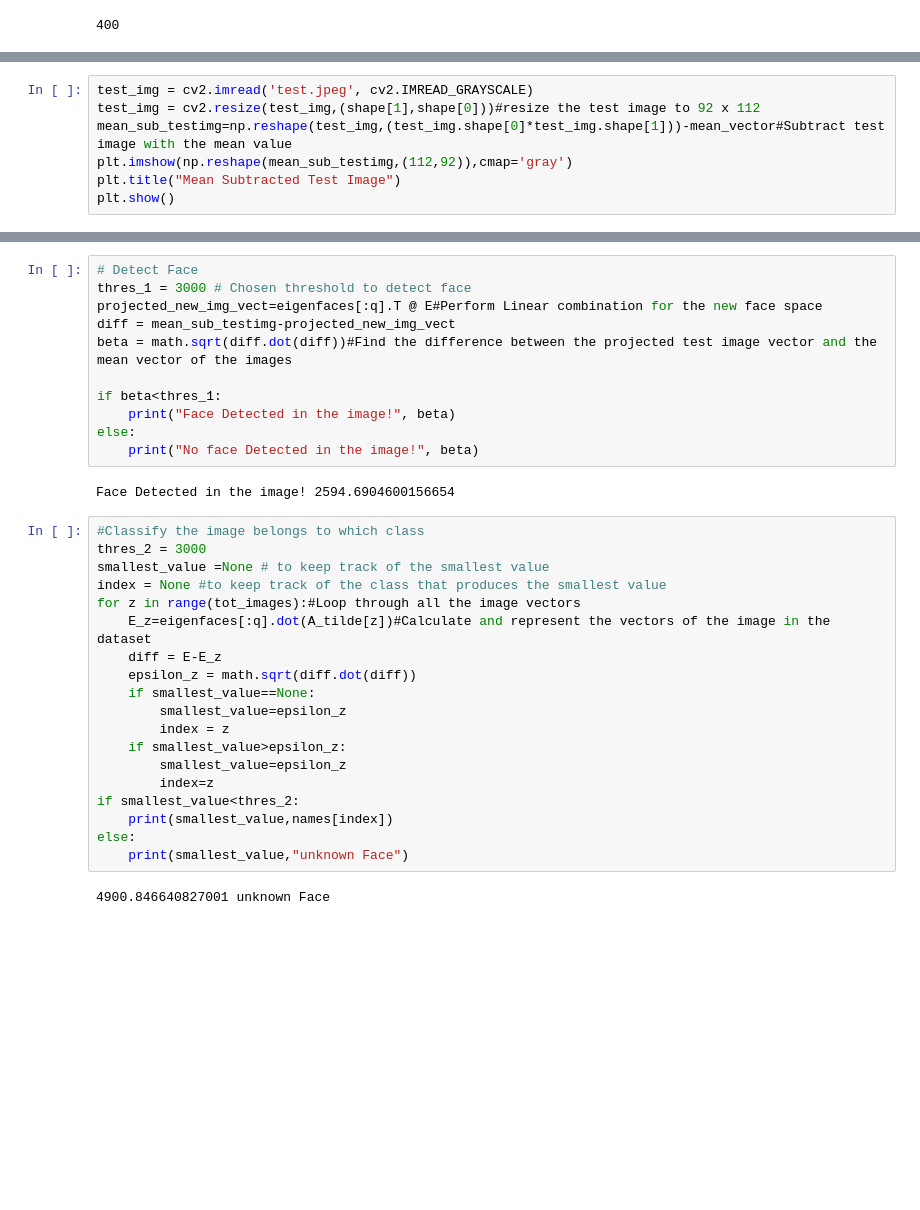
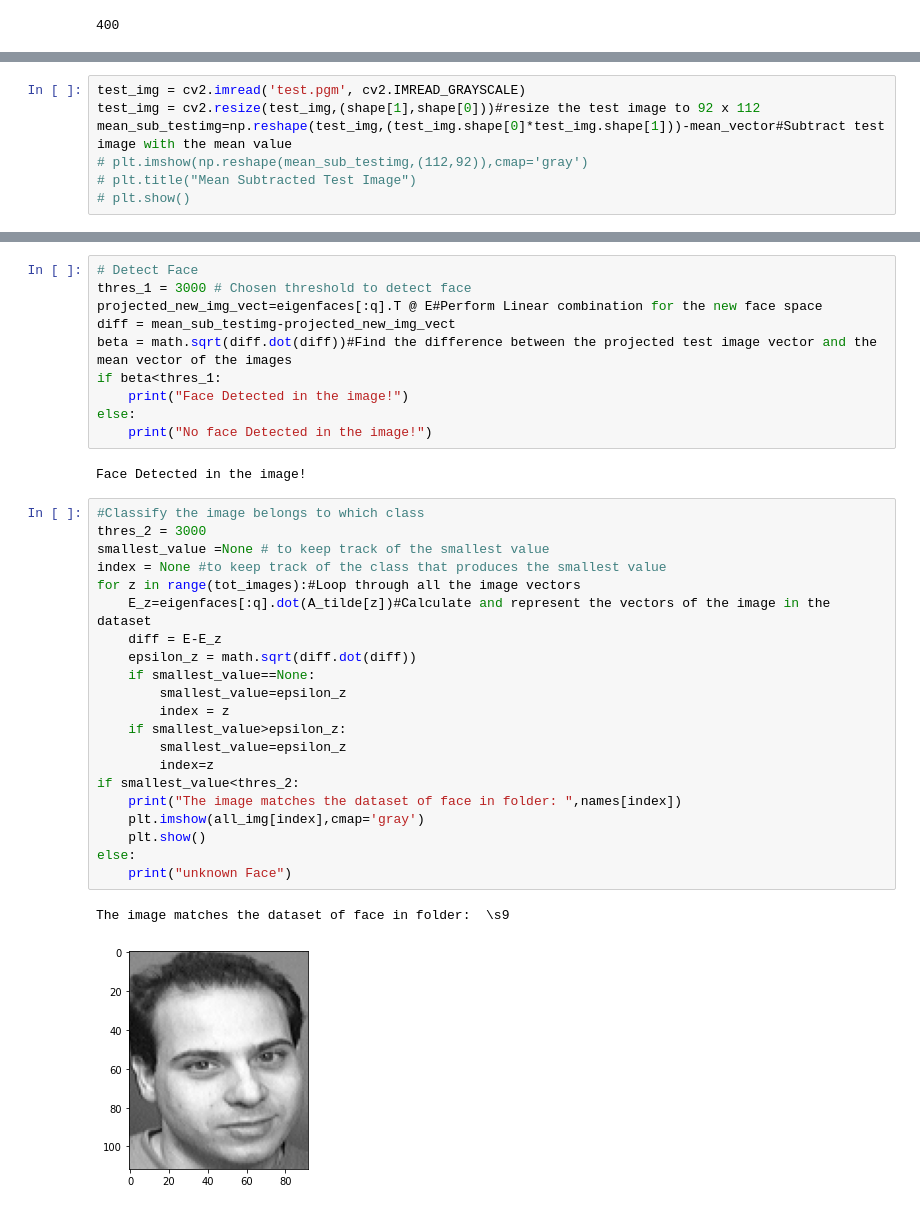
Before and after one commit to remonalbear/Computer-Vision, a Jupyter notebook: Task5/Face_recognition/Face-Recognition-EigenFace-Scratch.ipynb, the cells around one changed output, grey strips where cells are left out. Cells and saved outputs as stored; diff of their text form; blank space fills up the shorter version.

```diff
--- a/Task5/Face_recognition/Face-Recognition-EigenFace-Scratch.ipynb
+++ b/Task5/Face_recognition/Face-Recognition-EigenFace-Scratch.ipynb
@@ -88,7 +64,7 @@ plot_image(eigenfaces,eigenface_labels,112,92,2,10)#Display image using eigenvec
 # %%
-test_img = cv2.imread('test.jpeg', cv2.IMREAD_GRAYSCALE)
+test_img = cv2.imread('test.pgm', cv2.IMREAD_GRAYSCALE)
 test_img = cv2.resize(test_img,(shape[1],shape[0]))#resize the test image to 92 x 112
 mean_sub_testimg=np.reshape(test_img,(test_img.shape[0]*test_img.shape[1]))-mean_vector#Subtract test image with the mean value
-plt.imshow(np.reshape(mean_sub_testimg,(112,92)),cmap='gray')
-plt.title("Mean Subtracted Test Image")
-plt.show()
+# plt.imshow(np.reshape(mean_sub_testimg,(112,92)),cmap='gray')
+# plt.title("Mean Subtracted Test Image")
+# plt.show()
@@ -115,31 +84,33 @@ thres_1 = 3000 # Chosen threshold to detect face
 projected_new_img_vect=eigenfaces[:q].T @ E#Perform Linear combination for the new face space
 diff = mean_sub_testimg-projected_new_img_vect
 beta = math.sqrt(diff.dot(diff))#Find the difference between the projected test image vector and the mean vector of the images
-
 if beta<thres_1:
-    print("Face Detected in the image!", beta)
+    print("Face Detected in the image!")
 else:
-    print("No face Detected in the image!", beta)
+    print("No face Detected in the image!")
 # %% [output]
-Face Detected in the image! 2594.6904600156654
+Face Detected in the image!
 # %%
 #Classify the image belongs to which class
 thres_2 = 3000
 smallest_value =None # to keep track of the smallest value
 index = None #to keep track of the class that produces the smallest value
 for z in range(tot_images):#Loop through all the image vectors
     E_z=eigenfaces[:q].dot(A_tilde[z])#Calculate and represent the vectors of the image in the dataset
     diff = E-E_z
     epsilon_z = math.sqrt(diff.dot(diff))
     if smallest_value==None:
         smallest_value=epsilon_z
         index = z
     if smallest_value>epsilon_z:
         smallest_value=epsilon_z
         index=z
 if smallest_value<thres_2:
-    print(smallest_value,names[index])
+    print("The image matches the dataset of face in folder: ",names[index])
+    plt.imshow(all_img[index],cmap='gray')
+    plt.show()
 else:
-    print(smallest_value,"unknown Face")
+    print("unknown Face")
 # %% [output]
-4900.846640827001 unknown Face
+The image matches the dataset of face in folder:  \s9
+[figure, added]
```
Also changed, not shown: parts of 10 cells of this notebook, 1 other file.
